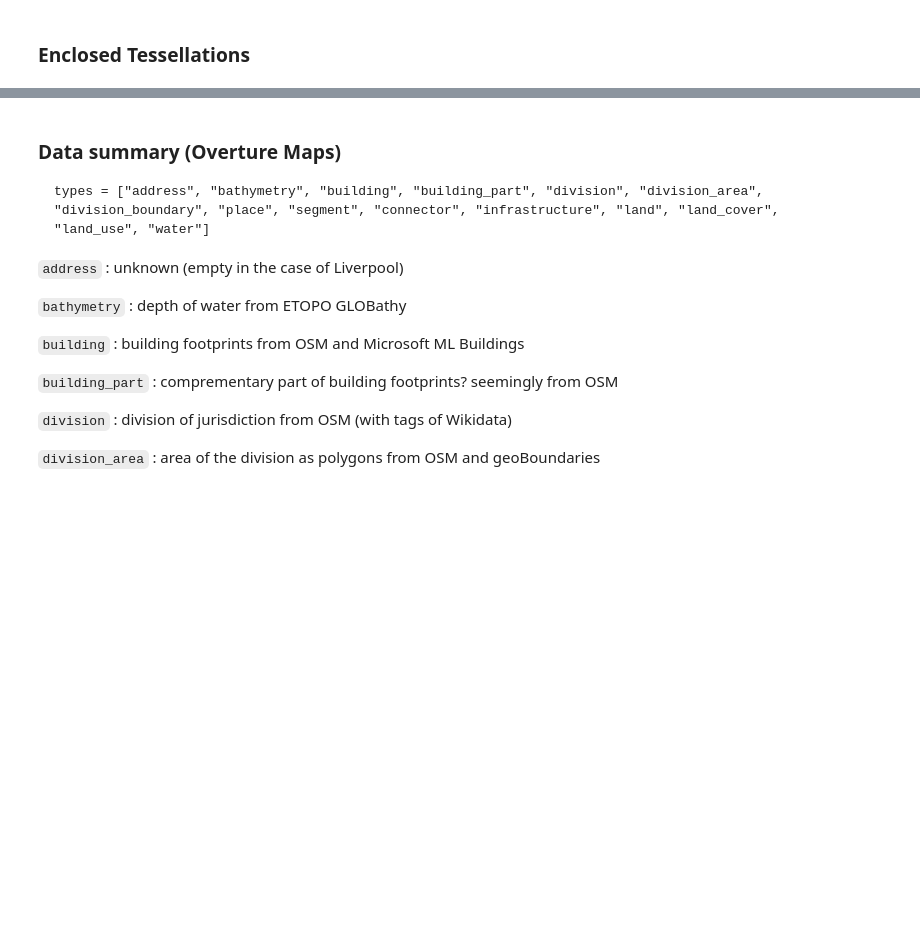
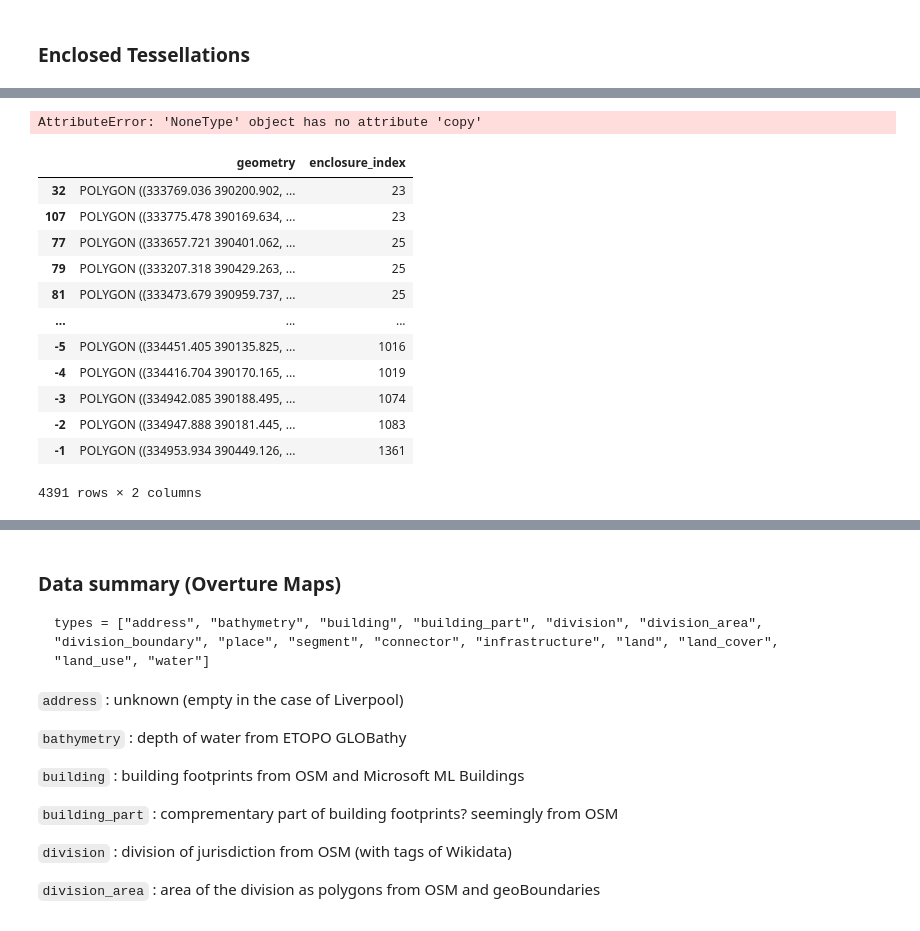
Before and after one commit to yu-ta-sato/city2graph, a Jupyter notebook: notebooks/demo.ipynb, the cells around one changed output, grey strips where cells are left out. Saved outputs shown, nothing was run; the diff lists cells and outputs as text; code cells hidden in the pictures; blank space fills up the shorter version.

```diff
--- a/notebooks/demo.ipynb
+++ b/notebooks/demo.ipynb
@@ -215,0 +2358,38 @@ m
+# %%
+from momepy import enclosures
+
+buildings_gdf = gpd.read_file("liverpool_building.geojson")
+segments_gdf = gpd.read_file("liverpool_segment.geojson")
+
+# Convert to British National Grid (EPSG:27700)
+buildings_gdf = buildings_gdf.to_crs(epsg=27700)
+segments_gdf = segments_gdf.to_crs(epsg=27700)
+
+enclosures = enclosures(segments_gdf)
+
+# Apply the function to each enclosure
+enclosed_tess = enclosed_tessellation(
+    buildings_gdf,
+    enclosures=enclosures,
+    use_ca=False,
+    cell_size=1.0,
+    neighbor_mode="moore",
+    fulfill=True,
+    barriers_for_inner=segments_gdf,
+)
+enclosed_tess
+# %% [output]
+AttributeError: 'NoneType' object has no attribute 'copy'
+|  | geometry | enclosure_index |
+| 32 | POLYGON ((333769.036 390200.902, ... | 23 |
+| 107 | POLYGON ((333775.478 390169.634, ... | 23 |
+| 77 | POLYGON ((333657.721 390401.062, ... | 25 |
+| 79 | POLYGON ((333207.318 390429.263, ... | 25 |
+| 81 | POLYGON ((333473.679 390959.737, ... | 25 |
+| ... | ... | ... |
+| -5 | POLYGON ((334451.405 390135.825, ... | 1016 |
+| -4 | POLYGON ((334416.704 390170.165, ... | 1019 |
+| -3 | POLYGON ((334942.085 390188.495, ... | 1074 |
+| -2 | POLYGON ((334947.888 390181.445, ... | 1083 |
+| -1 | POLYGON ((334953.934 390449.126, ... | 1361 |
+4391 rows × 2 columns
```
Also changed, not shown: parts of 27 cells of this notebook, 16 other files.
